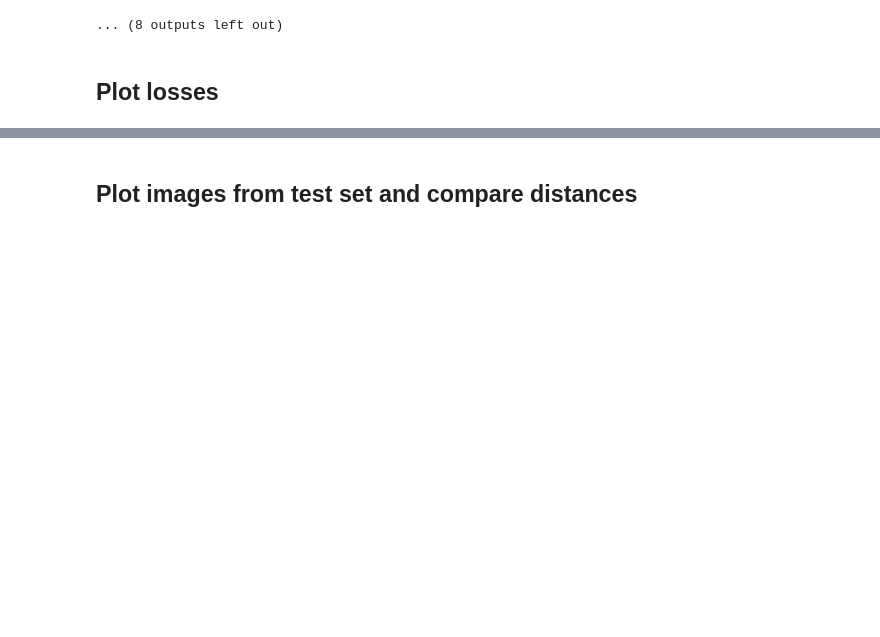
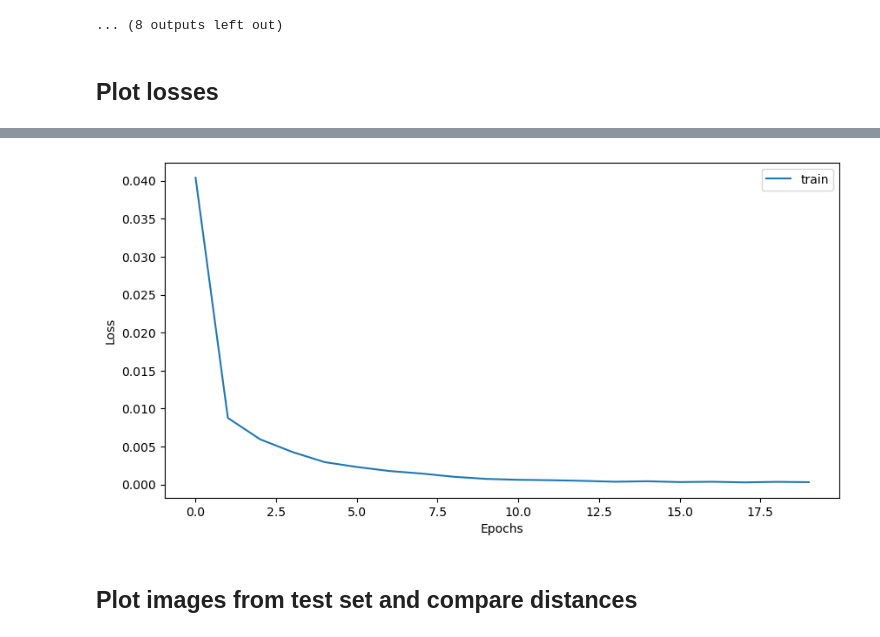
Before and after one commit to yazeedbadaro/criminal-detection-siamese-network, a Jupyter notebook: model/main.ipynb, the cells around one changed output, grey strips where cells are left out. Saved outputs shown, nothing was run; the diff lists cells and outputs as text; code cells hidden in the pictures; blank space fills up the shorter version.

```diff
--- a/model/main.ipynb
+++ b/model/main.ipynb
@@ -218,3 +238,12 @@ plt.show()
+# %%
+plt.figure(figsize = (10,5))
+plt.plot(train_loss,label = 'train')
+plt.xlabel("Epochs")
+plt.ylabel("Loss")
+plt.legend()
+plt.show()
+# %% [output]
+[figure, added]
 # %% [markdown]
 ## Plot images from test set and compare distances
 # %%
```
Also changed, not shown: parts of 14 cells of this notebook, 4 other files.
